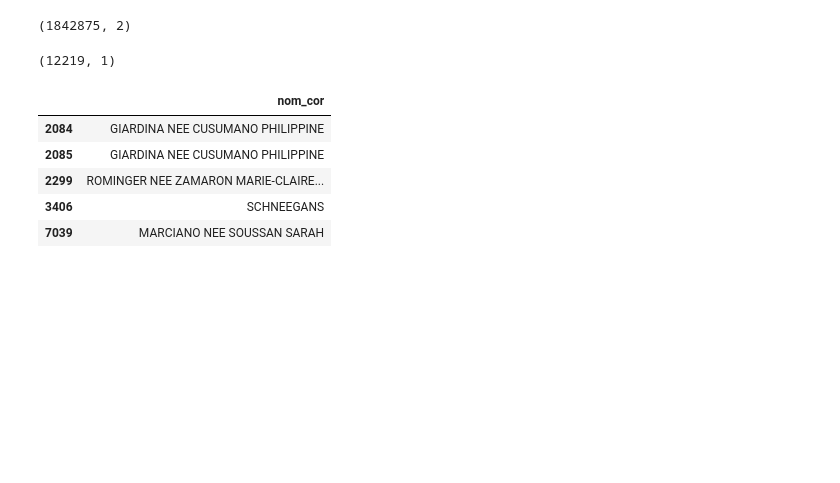
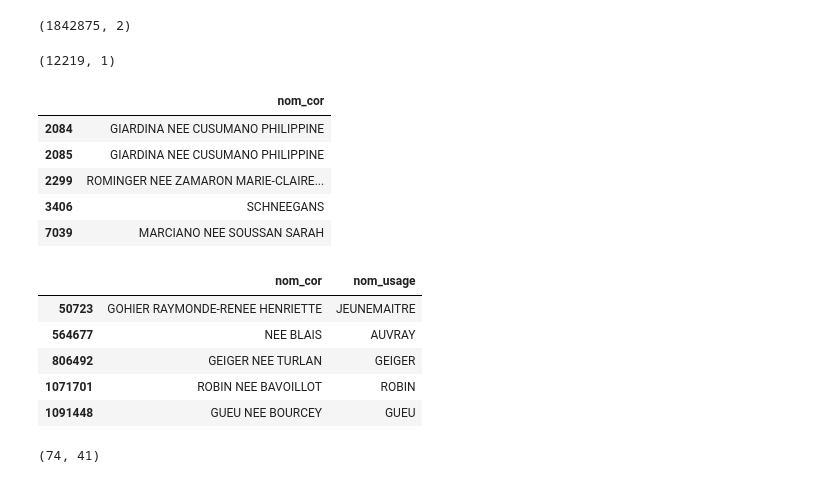
Before and after one commit to raphaeleadjerad/data_inpi, a Jupyter notebook: notebooks/02_clean_raw_inpi.ipynb, the cells around one changed output. Saved outputs shown, nothing was run; the diff lists cells and outputs as text; code cells hidden in the pictures; blank space fills up the shorter version.

```diff
--- a/notebooks/02_clean_raw_inpi.ipynb
+++ b/notebooks/02_clean_raw_inpi.ipynb
@@ -259,5 +194,3 @@ temp["prenom3_cor"] = temp["prenom3_cor"].str.replace(",", "")
-# %%
-df_rep.loc[(df_rep["prenoms"].isna()==True)&(df_rep["type"]=="p.physique")&(df_rep["nom_cor"].str.contains(",")),["nom_cor", "prenom1_cor", "prenom2_cor", "prenom3_cor"]] = temp
 # %%
 # traitement du cas avec nee X
 df_rep.loc[df_rep["nom_cor"].str.contains("NEE|née|Née") == True,["nom_cor"]].head()
@@ -310,2 +247,14 @@ df_rep.loc[df_rep["nom_cor"].str.contains("NEE|née|Née") == True,["nom_cor"]].
 # %%
-df_rep.loc[df_rep["nom_cor"].str.contains("NEE|née|Née") == True, ["nom_cor"]]
+df_rep.loc[(df_rep["nom_cor"].str.contains("NEE\s|née\s|Née\s") == True)&(~df_rep["nom_usage"].isna()), ["nom_cor", "nom_usage"]].head()
+# %% [output]
+|  | nom_cor | nom_usage |
+| 50723 | GOHIER RAYMONDE-RENEE HENRIETTE | JEUNEMAITRE |
+| 564677 | NEE BLAIS | AUVRAY |
+| 806492 | GEIGER NEE TURLAN | GEIGER |
+| 1071701 | ROBIN NEE BAVOILLOT | ROBIN |
+| 1091448 | GUEU NEE BOURCEY | GUEU |
+# %%
+df_rep.loc[(df_rep["nom_cor"].str.contains("NEE\s|née\s|Née\s") == True)&(~df_rep["nom_usage"].isna()),].shape # seulement 74 sur 8000, on voit que nom d'usage répète
+#  parfois ce qui est avant le nee, donc on va garder le nom d'usage quand il est rempli
+# %% [output]
+(74, 41)
```
Also changed, not shown: parts of 22 cells of this notebook.
